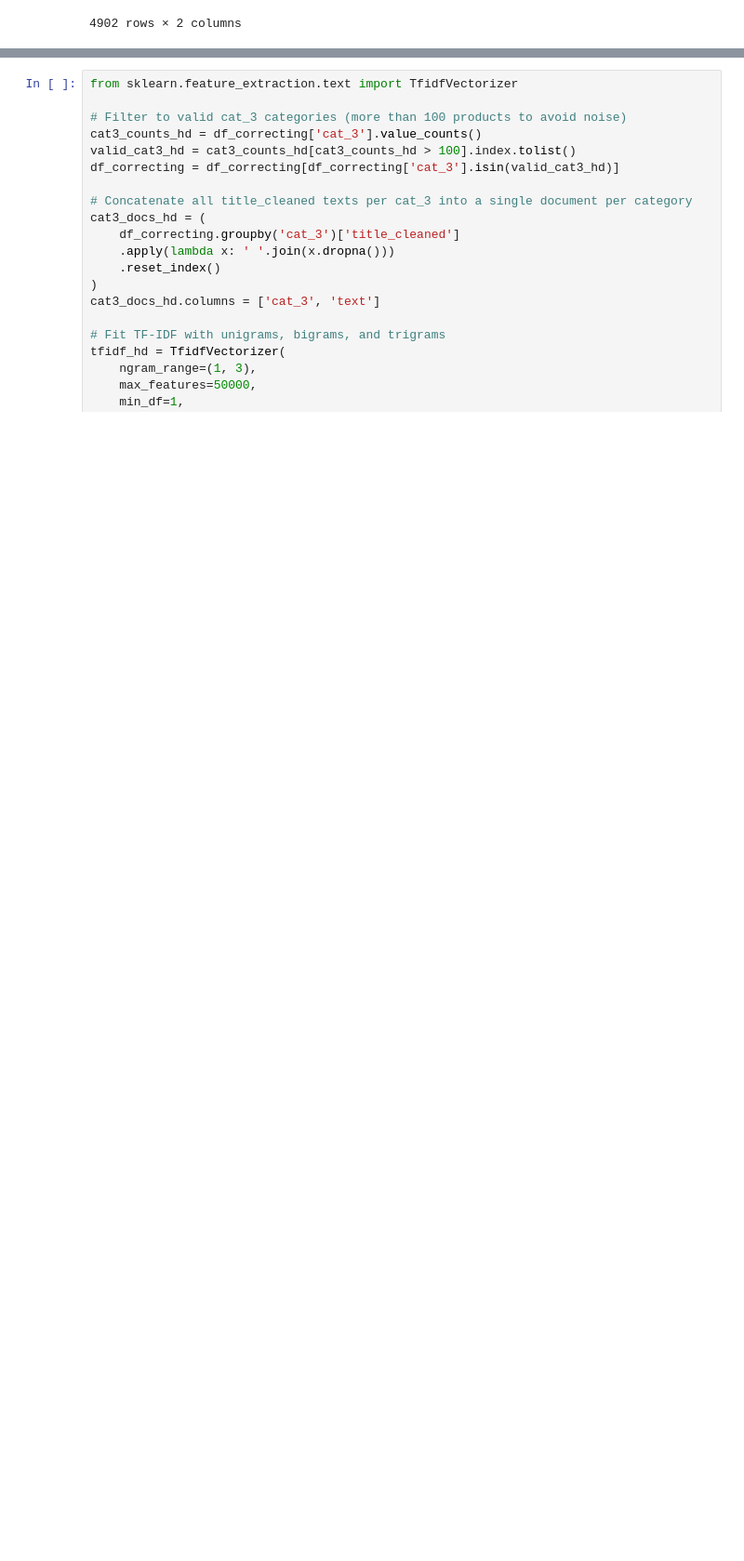
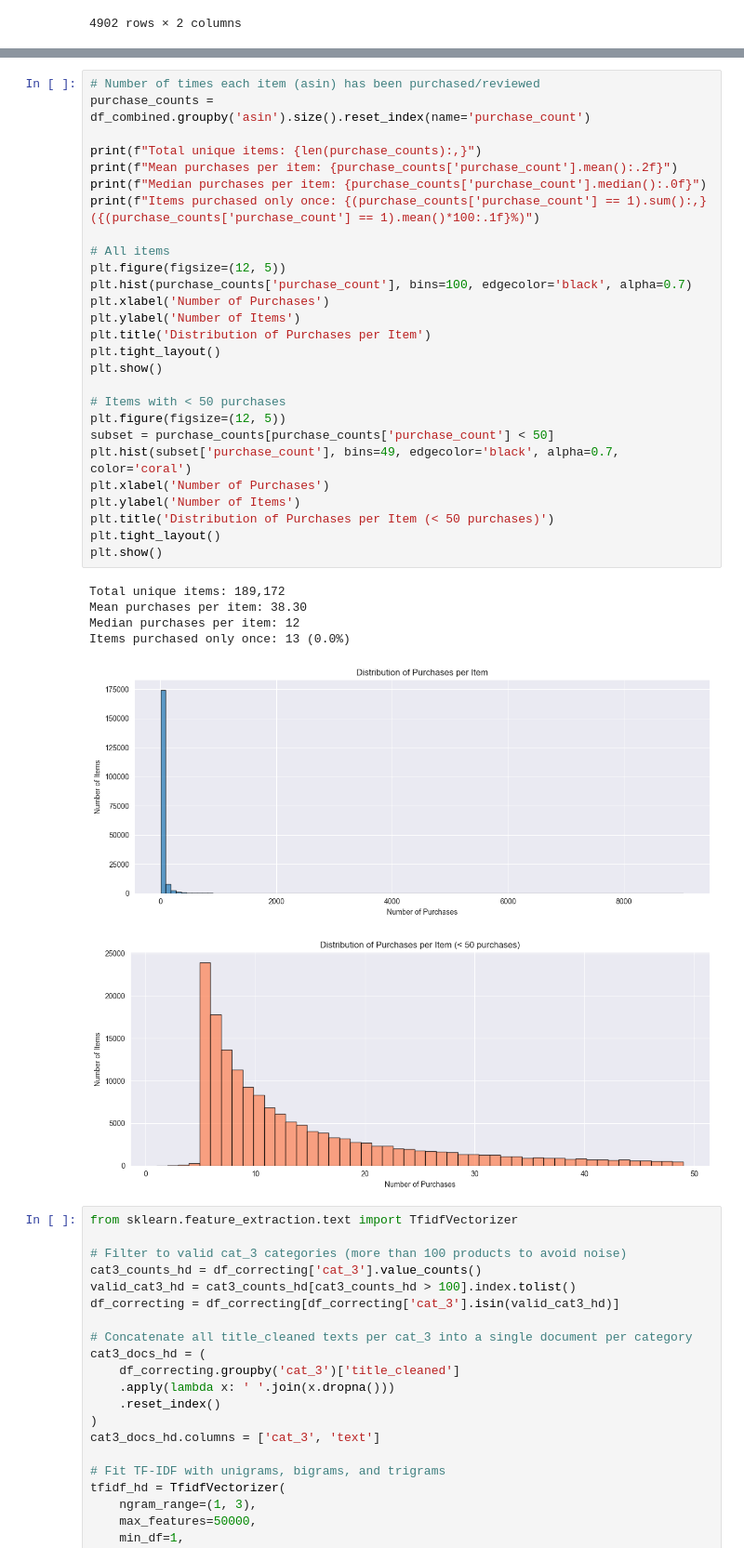
Before and after one commit to flamesmith/RecSystem, a Jupyter notebook: notebooks/analyze_features.ipynb, the cells around one changed output, grey strips where cells are left out. Shown at 93% size. Cells and saved outputs as stored; diff of their text form; blank space fills up the shorter version.

```diff
--- a/notebooks/analyze_features.ipynb
+++ b/notebooks/analyze_features.ipynb
@@ -491,3 +896,37 @@ df_correcting
+# %%
+# Number of times each item (asin) has been purchased/reviewed
+purchase_counts = df_combined.groupby('asin').size().reset_index(name='purchase_count')
+
+print(f"Total unique items: {len(purchase_counts):,}")
+print(f"Mean purchases per item: {purchase_counts['purchase_count'].mean():.2f}")
+print(f"Median purchases per item: {purchase_counts['purchase_count'].median():.0f}")
+print(f"Items purchased only once: {(purchase_counts['purchase_count'] == 1).sum():,} ({(purchase_counts['purchase_count'] == 1).mean()*100:.1f}%)")
+
+# All items
+plt.figure(figsize=(12, 5))
+plt.hist(purchase_counts['purchase_count'], bins=100, edgecolor='black', alpha=0.7)
+plt.xlabel('Number of Purchases')
+plt.ylabel('Number of Items')
+plt.title('Distribution of Purchases per Item')
+plt.tight_layout()
+plt.show()
+
+# Items with < 50 purchases
+plt.figure(figsize=(12, 5))
+subset = purchase_counts[purchase_counts['purchase_count'] < 50]
+plt.hist(subset['purchase_count'], bins=49, edgecolor='black', alpha=0.7, color='coral')
+plt.xlabel('Number of Purchases')
+plt.ylabel('Number of Items')
+plt.title('Distribution of Purchases per Item (< 50 purchases)')
+plt.tight_layout()
+plt.show()
+# %% [output]
+Total unique items: 189,172
+Mean purchases per item: 38.30
+Median purchases per item: 12
+Items purchased only once: 13 (0.0%)
+[figure, added]
+[figure, added]
 # %%
 from sklearn.feature_extraction.text import TfidfVectorizer
 
```
Also changed, not shown: parts of 29 cells of this notebook, 1 other file.
